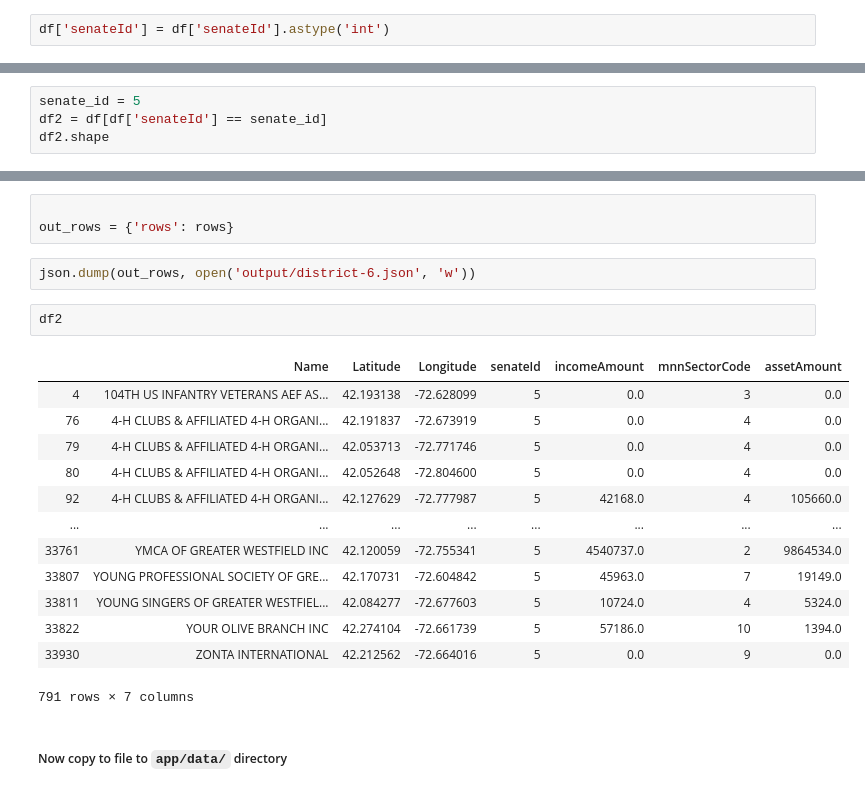
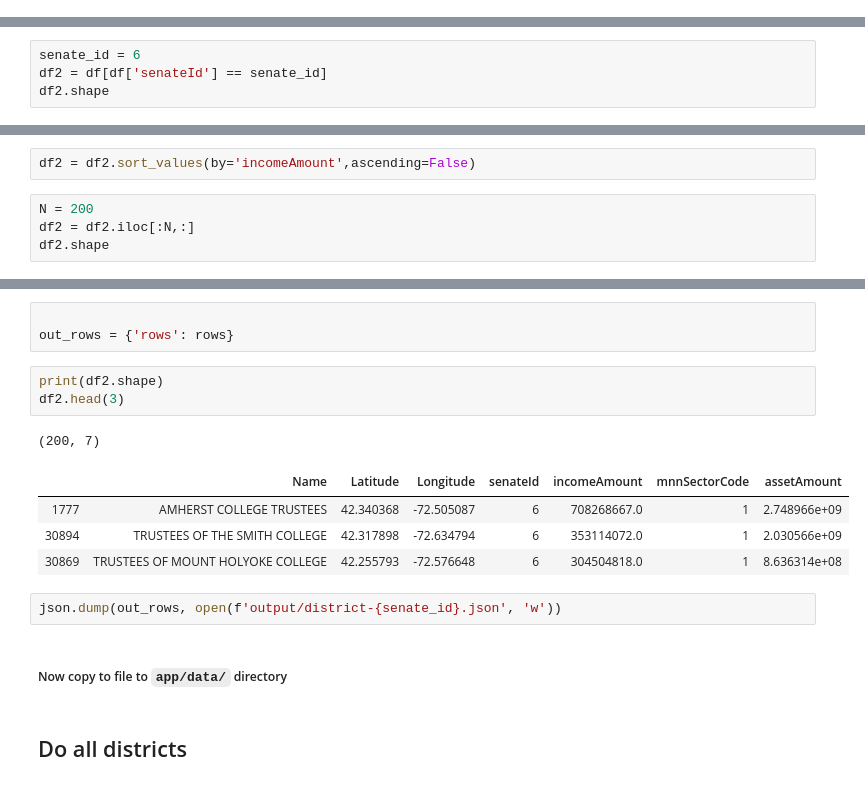
Before and after one commit to sutt/MNN-backup, a Jupyter notebook: nbs/convert-3.ipynb, the cells around one changed output, grey strips where cells are left out. Cells and saved outputs as stored; diff of their text form.

Commit message:
fixed senate lookup bug + all district-N.json created

```diff
--- a/nbs/convert-3.ipynb
+++ b/nbs/convert-3.ipynb
@@ -21,2 +16,0 @@ df.fillna(0, inplace=True)
-# %%
-df['senateId'] = df['senateId'].astype('int')
@@ -44,7 +19,7 @@ Name: senateId, dtype: int64
 # %% [markdown]
 #### slice to specfic district
 # %%
-senate_id = 5
+senate_id = 6
 df2 = df[df['senateId'] == senate_id]
 df2.shape
 # %% [output]
@@ -51,0 +29,6 @@ df2.shape
+# %%
+df2 = df2.sort_values(by='incomeAmount',ascending=False)
+# %%
+N = 200
+df2 = df2.iloc[:N,:]
+df2.shape
@@ -65,23 +50,18 @@ for i in range(d_len):
 # %%
 
 out_rows = {'rows': rows}
+# %%
+print(df2.shape)
+df2.head(3)
+# %% [output]
+(200, 7)
+|  | Name | Latitude | Longitude | senateId | incomeAmount | mnnSectorCode | assetAmount |
+| 1777 | AMHERST COLLEGE TRUSTEES | 42.340368 | -72.505087 | 6 | 708268667.0 | 1 | 2.748966e+09 |
+| 30894 | TRUSTEES OF THE SMITH COLLEGE | 42.317898 | -72.634794 | 6 | 353114072.0 | 1 | 2.030566e+09 |
+| 30869 | TRUSTEES OF MOUNT HOLYOKE COLLEGE | 42.255793 | -72.576648 | 6 | 304504818.0 | 1 | 8.636314e+08 |
 # %%
-json.dump(out_rows, open('output/district-6.json', 'w'))
+json.dump(out_rows, open(f'output/district-{senate_id}.json', 'w'))
-# %%
-df2
-# %% [output]
-|  | Name | Latitude | Longitude | senateId | incomeAmount | mnnSectorCode | assetAmount |
-| 4 | 104TH US INFANTRY VETERANS AEF AS... | 42.193138 | -72.628099 | 5 | 0.0 | 3 | 0.0 |
-| 76 | 4-H CLUBS & AFFILIATED 4-H ORGANI... | 42.191837 | -72.673919 | 5 | 0.0 | 4 | 0.0 |
-| 79 | 4-H CLUBS & AFFILIATED 4-H ORGANI... | 42.053713 | -72.771746 | 5 | 0.0 | 4 | 0.0 |
-| 80 | 4-H CLUBS & AFFILIATED 4-H ORGANI... | 42.052648 | -72.804600 | 5 | 0.0 | 4 | 0.0 |
-| 92 | 4-H CLUBS & AFFILIATED 4-H ORGANI... | 42.127629 | -72.777987 | 5 | 42168.0 | 4 | 105660.0 |
-| ... | ... | ... | ... | ... | ... | ... | ... |
-| 33761 | YMCA OF GREATER WESTFIELD INC | 42.120059 | -72.755341 | 5 | 4540737.0 | 2 | 9864534.0 |
-| 33807 | YOUNG PROFESSIONAL SOCIETY OF GRE... | 42.170731 | -72.604842 | 5 | 45963.0 | 7 | 19149.0 |
-| 33811 | YOUNG SINGERS OF GREATER WESTFIEL... | 42.084277 | -72.677603 | 5 | 10724.0 | 4 | 5324.0 |
-| 33822 | YOUR OLIVE BRANCH INC | 42.274104 | -72.661739 | 5 | 57186.0 | 10 | 1394.0 |
-| 33930 | ZONTA INTERNATIONAL | 42.212562 | -72.664016 | 5 | 0.0 | 9 | 0.0 |
-791 rows × 7 columns
 # %% [markdown]
 ##### Now copy to file to `app/data/` directory
+# %% [markdown]
+## Do all districts
```
Also changed, not shown: parts of 8 cells of this notebook, 42 other files.
